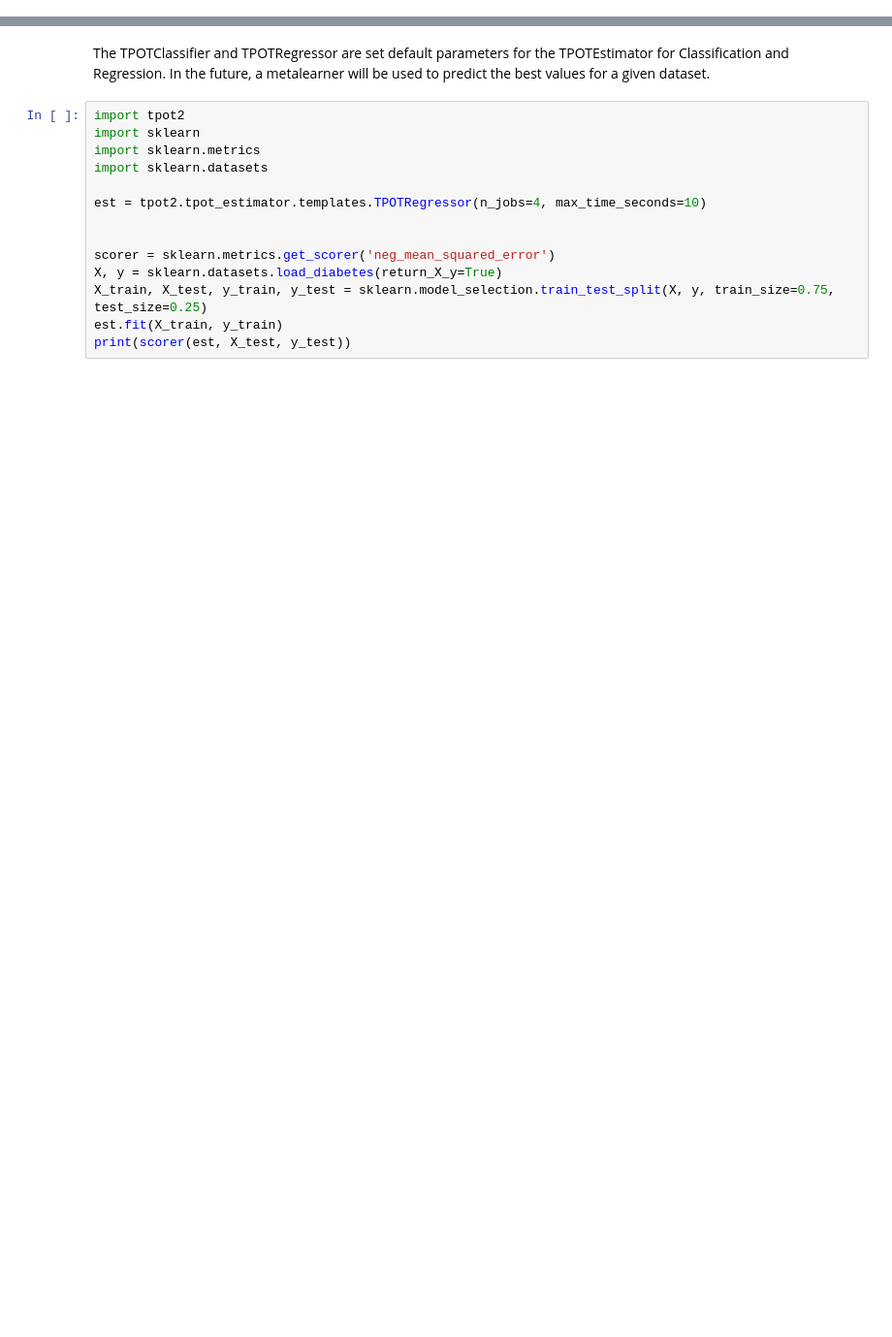
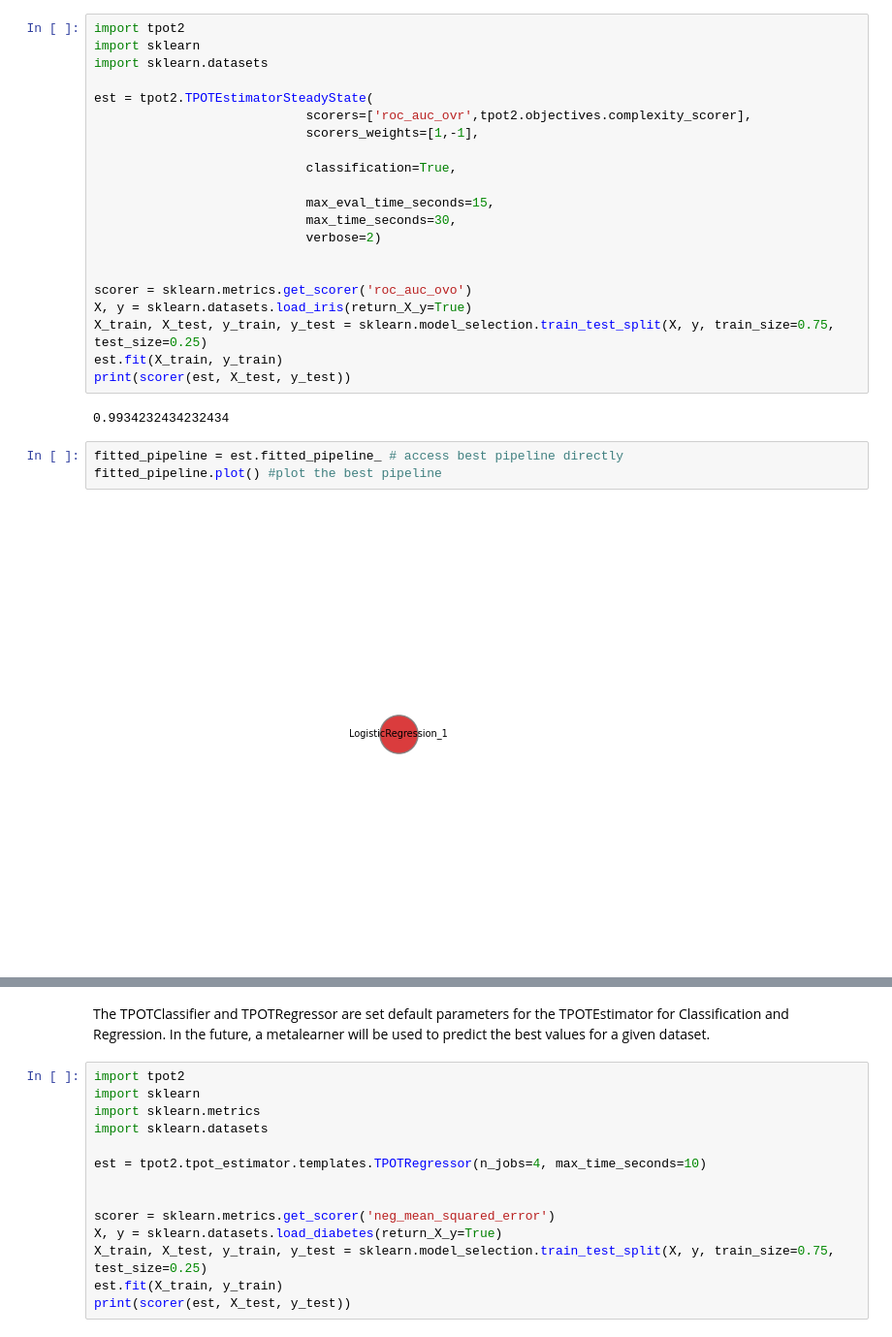
Before and after one commit to EpistasisLab/tpot, a Jupyter notebook: Tutorial/1_Estimators_Overview.ipynb, the cells around one changed output, grey strips where cells are left out. Shown at 97% size. Drawn from its saved outputs; the diff is of its cells as text; blank space fills up the shorter version.

```diff
--- a/Tutorial/1_Estimators_Overview.ipynb
+++ b/Tutorial/1_Estimators_Overview.ipynb
@@ -64,0 +186,28 @@ TPOTEstimator does a standard evolutionary algorithm. In this version, the next
+# %%
+import tpot2
+import sklearn
+import sklearn.datasets
+
+est = tpot2.TPOTEstimatorSteadyState(
+                            scorers=['roc_auc_ovr',tpot2.objectives.complexity_scorer],
+                            scorers_weights=[1,-1],
+
+                            classification=True,
+
+                            max_eval_time_seconds=15,
+                            max_time_seconds=30,
+                            verbose=2)
+
+
+scorer = sklearn.metrics.get_scorer('roc_auc_ovo')
+X, y = sklearn.datasets.load_iris(return_X_y=True)
+X_train, X_test, y_train, y_test = sklearn.model_selection.train_test_split(X, y, train_size=0.75, test_size=0.25)
+est.fit(X_train, y_train)
+print(scorer(est, X_test, y_test))
+# %% [output]
+0.9934232434232434
+# %%
+fitted_pipeline = est.fitted_pipeline_ # access best pipeline directly
+fitted_pipeline.plot() #plot the best pipeline
+# %% [output]
+[figure, added]
```
Also changed, not shown: parts of 20 cells of this notebook, 4 other files.
